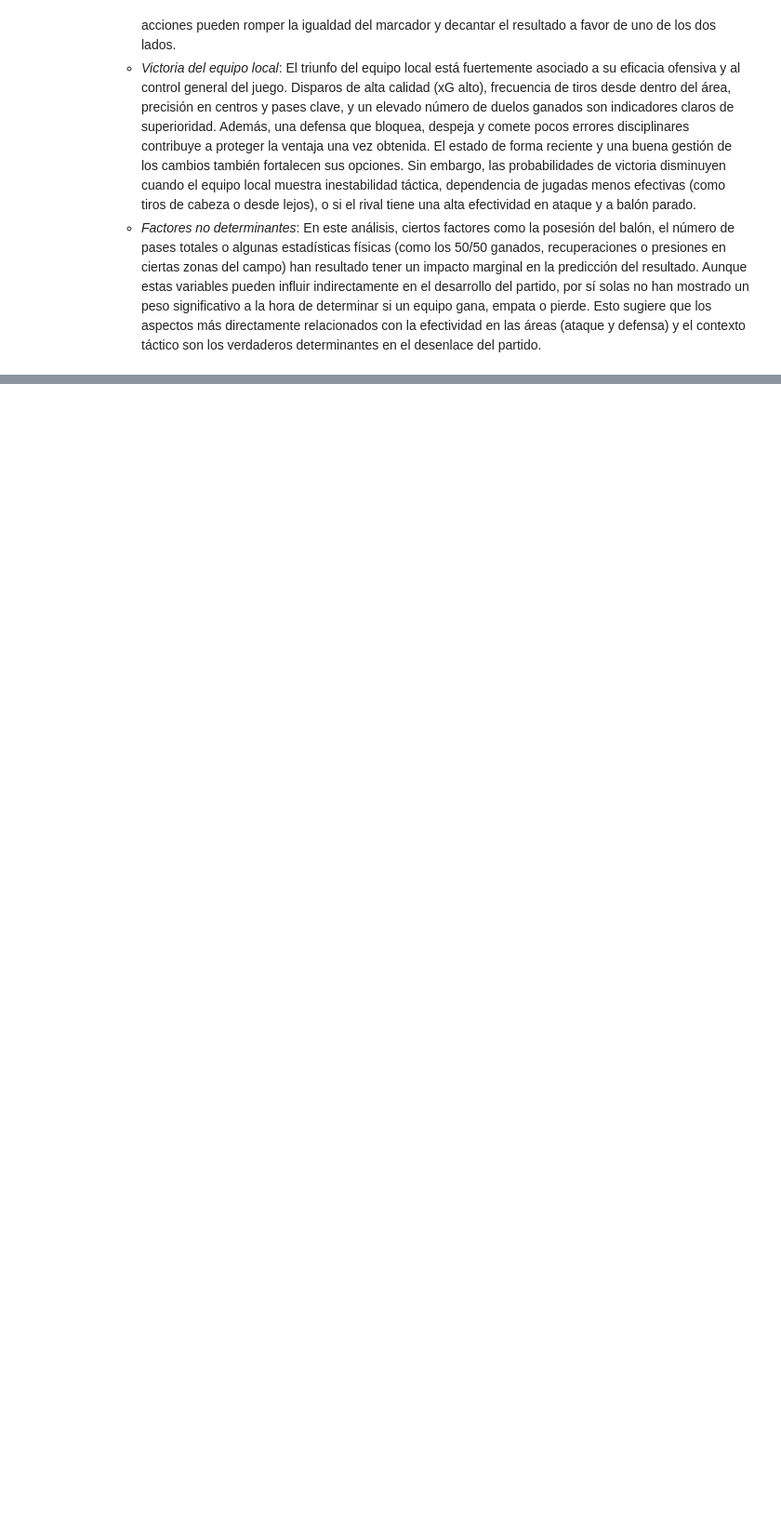
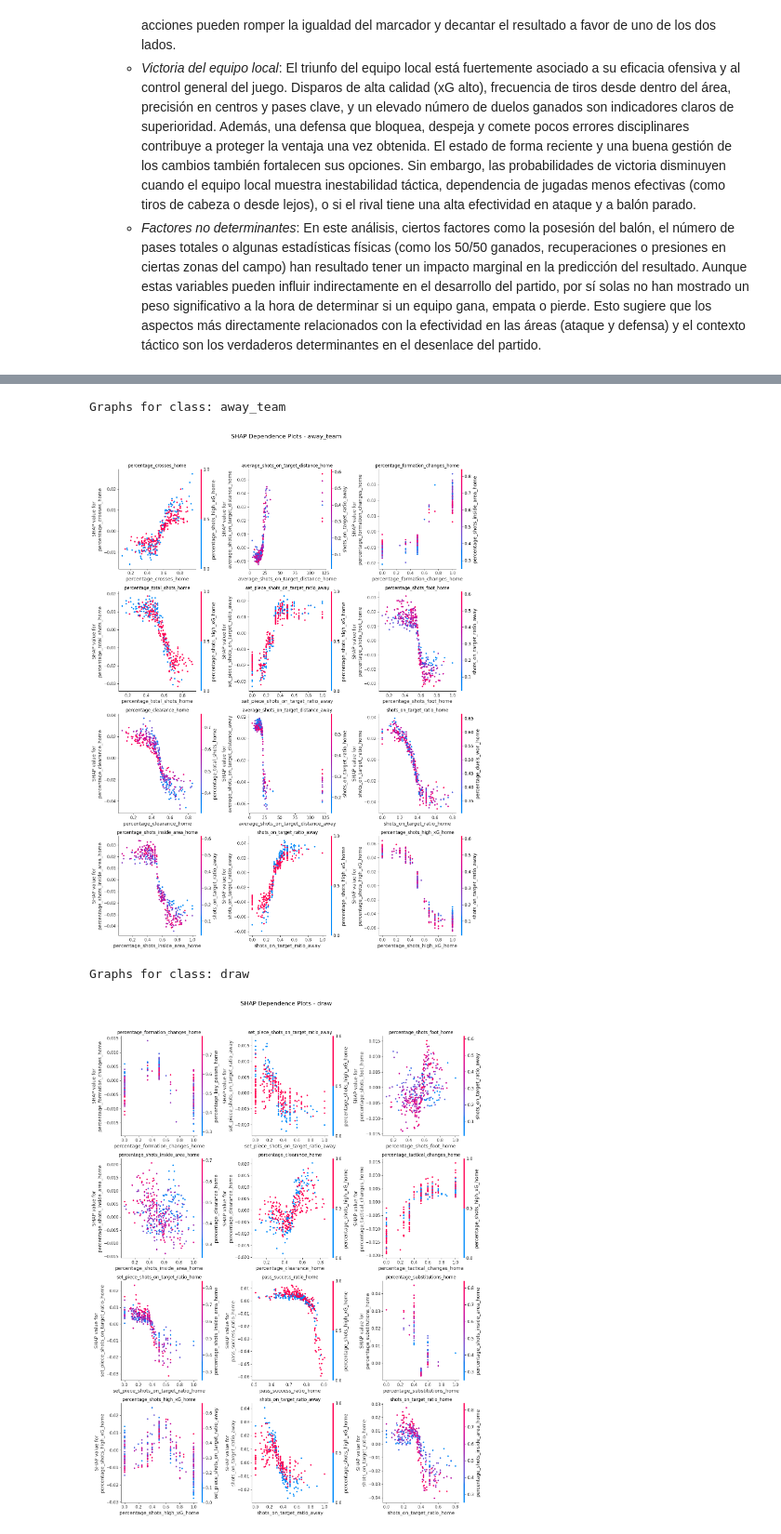
Before and after one commit to Jaime-Linares/DataAnalysis-FootySage, a Jupyter notebook: 2_analysis_Top5Leagues.ipynb, the cells around one changed output, grey strips where cells are left out. Shown at 93% size. Cells and saved outputs as stored; diff of their text form; code cells hidden in the pictures; blank space fills up the shorter version.

Commit message:
[feat] analysis of "Top 5 leagues" dependence plots done

```diff
--- a/2_analysis_Top5Leagues.ipynb
+++ b/2_analysis_Top5Leagues.ipynb
@@ -229,0 +254,9 @@ Vamos a analizar cada uno de los gráficos:
+# %%
+from src.analysis import plot_shap_dependence_plots
+
+plot_shap_dependence_plots(shap_values_Top5Leagues, feature_names_Top5Leagues, X_test_Top5Leagues, encoder_Top5Leagues)
+# %% [output]
+Graphs for class: away_team
+[figure, added]
+Graphs for class: draw
+[figure, added]
```
Also changed, not shown: parts of 5 cells of this notebook.
